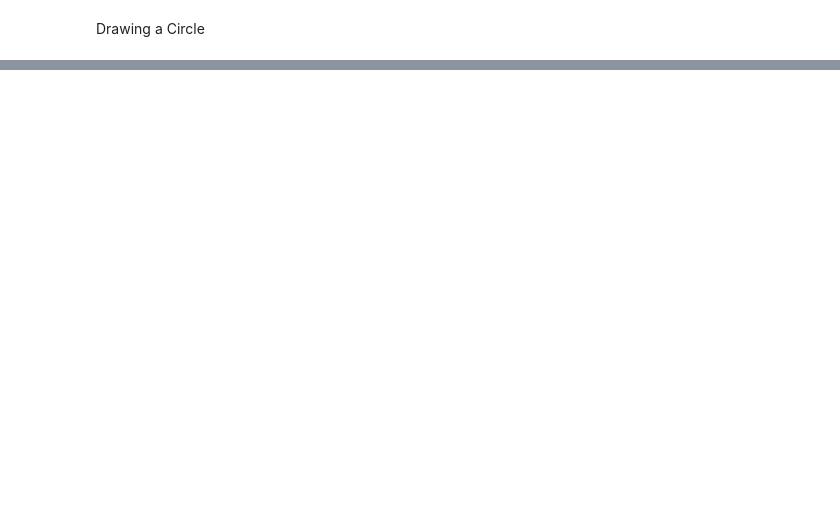
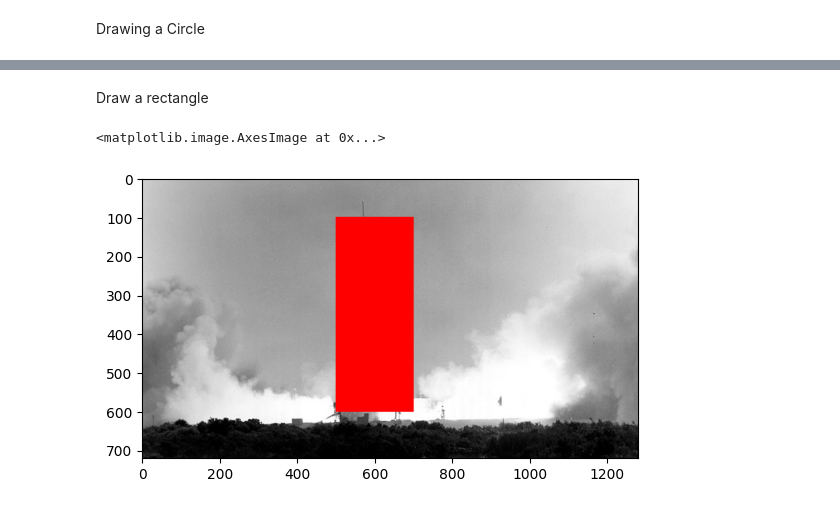
Before and after one commit to niikun/learning_opencv, a Jupyter notebook: ss02/annotation.ipynb, the cells around one changed output, grey strips where cells are left out. Cells and saved outputs as stored; diff of their text form; code cells hidden in the pictures; blank space fills up the shorter version.

```diff
--- a/ss02/annotation.ipynb
+++ b/ss02/annotation.ipynb
@@ -58,0 +59,9 @@ plt.imshow(imageCircle[:,:,::-1])
+# %% [markdown]
+Draw a rectangle
+# %%
+imageRect = image.copy()
+cv2.rectangle(imageRect,(500,100),(700,600),(0,0,255),thickness=-3,lineType=cv2.LINE_AA)
+plt.imshow(imageRect[:,:,::-1])
+# %% [output]
+<matplotlib.image.AxesImage at 0x...>
+[figure, added]
```
Also changed, not shown: parts of 4 cells of this notebook.
